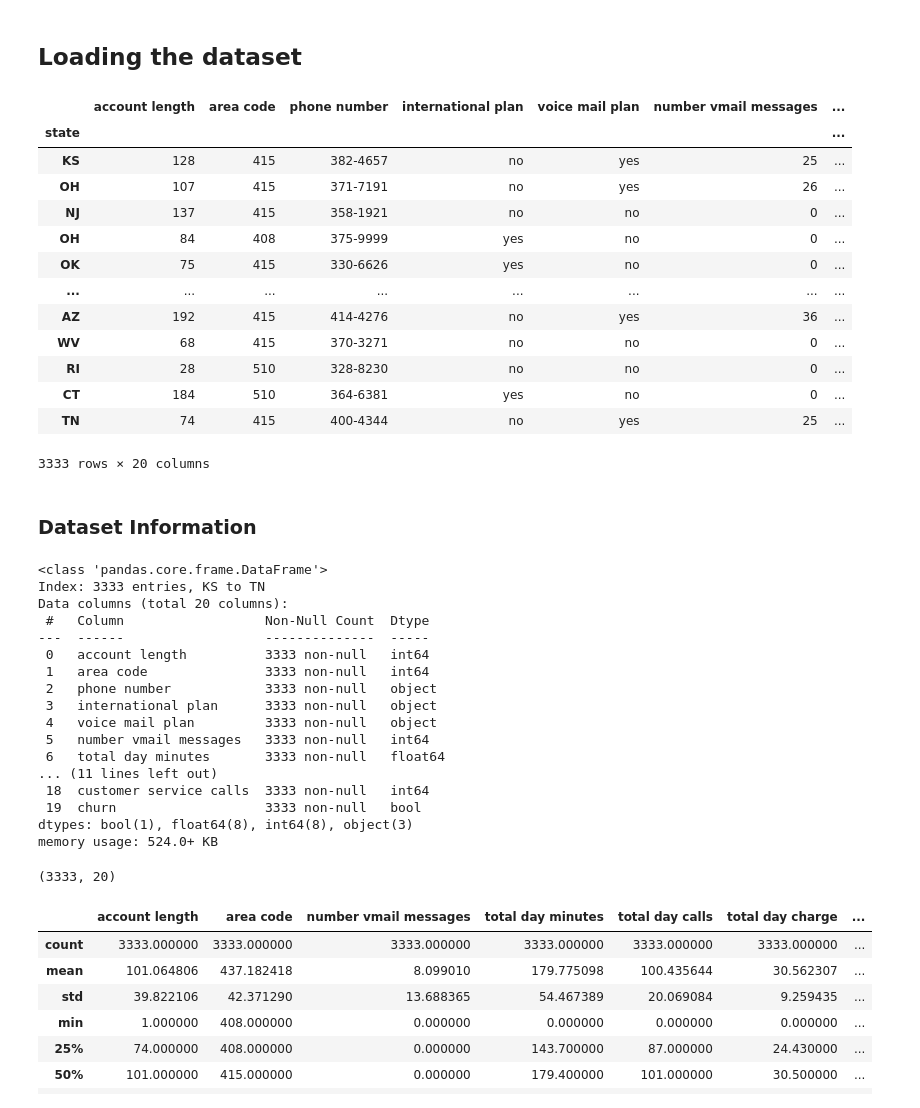
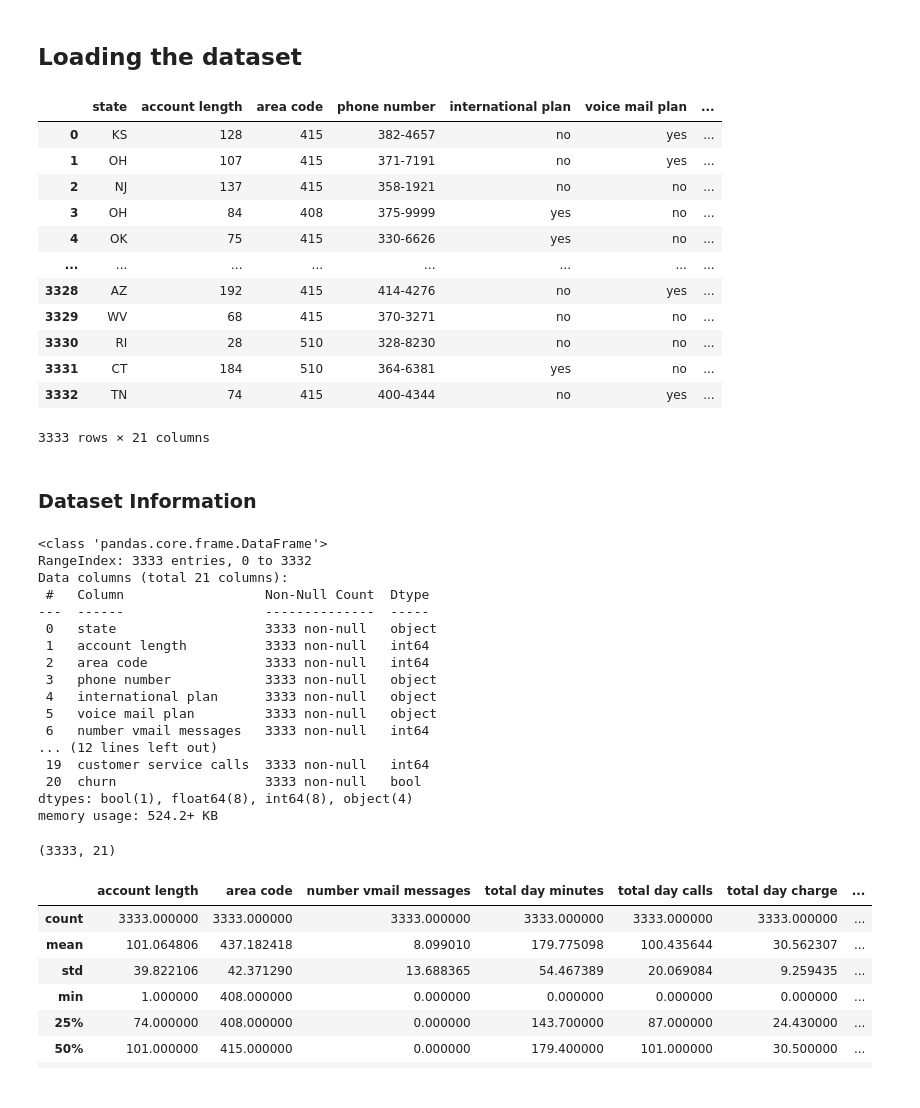
Before and after one commit to guddacandy/PHASE-3-PROJECT, a Jupyter notebook: index.ipynb, the cells around one changed output. Drawn from its saved outputs; the diff is of its cells as text; code cells hidden in the pictures.

```diff
--- a/index.ipynb
+++ b/index.ipynb
@@ -24,23 +25,22 @@ from sklearn.metrics import accuracy_score,f1_score,recall_score,precision_score
 # %% [markdown]
 ## Loading the dataset
 # %%
-df = pd.read_csv("bigml_59c28831336c6604c800002a.csv", index_col =0)
+df = pd.read_csv("bigml_59c28831336c6604c800002a.csv")
 df
 # %% [output]
-|  | account length | area code | phone number | international plan | voice mail plan | number vmail messages | ... |
-| state |  |  |  |  |  |  | ... |
-| KS | 128 | 415 | 382-4657 | no | yes | 25 | ... |
-| OH | 107 | 415 | 371-7191 | no | yes | 26 | ... |
-| NJ | 137 | 415 | 358-1921 | no | no | 0 | ... |
-| OH | 84 | 408 | 375-9999 | yes | no | 0 | ... |
-| OK | 75 | 415 | 330-6626 | yes | no | 0 | ... |
+|  | state | account length | area code | phone number | international plan | voice mail plan | ... |
+| 0 | KS | 128 | 415 | 382-4657 | no | yes | ... |
+| 1 | OH | 107 | 415 | 371-7191 | no | yes | ... |
+| 2 | NJ | 137 | 415 | 358-1921 | no | no | ... |
+| 3 | OH | 84 | 408 | 375-9999 | yes | no | ... |
+| 4 | OK | 75 | 415 | 330-6626 | yes | no | ... |
 | ... | ... | ... | ... | ... | ... | ... | ... |
-| AZ | 192 | 415 | 414-4276 | no | yes | 36 | ... |
-| WV | 68 | 415 | 370-3271 | no | no | 0 | ... |
-| RI | 28 | 510 | 328-8230 | no | no | 0 | ... |
-| CT | 184 | 510 | 364-6381 | yes | no | 0 | ... |
-| TN | 74 | 415 | 400-4344 | no | yes | 25 | ... |
+| 3328 | AZ | 192 | 415 | 414-4276 | no | yes | ... |
+| 3329 | WV | 68 | 415 | 370-3271 | no | no | ... |
+| 3330 | RI | 28 | 510 | 328-8230 | no | no | ... |
+| 3331 | CT | 184 | 510 | 364-6381 | yes | no | ... |
+| 3332 | TN | 74 | 415 | 400-4344 | no | yes | ... |
-3333 rows × 20 columns
+3333 rows × 21 columns
 # %% [markdown]
 ### Dataset Information
 # %%
@@ -48,27 +48,27 @@ df
 df.info()
 # %% [output]
 <class 'pandas.core.frame.DataFrame'>
-Index: 3333 entries, KS to TN
-Data columns (total 20 columns):
+RangeIndex: 3333 entries, 0 to 3332
+Data columns (total 21 columns):
  #   Column                  Non-Null Count  Dtype
 ---  ------                  --------------  -----
- 0   account length          3333 non-null   int64
- 1   area code               3333 non-null   int64
- 2   phone number            3333 non-null   object
- 3   international plan      3333 non-null   object
- 4   voice mail plan         3333 non-null   object
- 5   number vmail messages   3333 non-null   int64
- 6   total day minutes       3333 non-null   float64
-... (11 lines left out)
- 18  customer service calls  3333 non-null   int64
- 19  churn                   3333 non-null   bool
-dtypes: bool(1), float64(8), int64(8), object(3)
-memory usage: 524.0+ KB
+ 0   state                   3333 non-null   object
+ 1   account length          3333 non-null   int64
+ 2   area code               3333 non-null   int64
+ 3   phone number            3333 non-null   object
+ 4   international plan      3333 non-null   object
+ 5   voice mail plan         3333 non-null   object
+ 6   number vmail messages   3333 non-null   int64
+... (12 lines left out)
+ 19  customer service calls  3333 non-null   int64
+ 20  churn                   3333 non-null   bool
+dtypes: bool(1), float64(8), int64(8), object(4)
+memory usage: 524.2+ KB
 # %%
 #shape of our data
 df.shape
 # %% [output]
-(3333, 20)
+(3333, 21)
 # %%
 # statistical description of numeric features
 df.describe()
```
Also changed, not shown: parts of 66 cells of this notebook.
